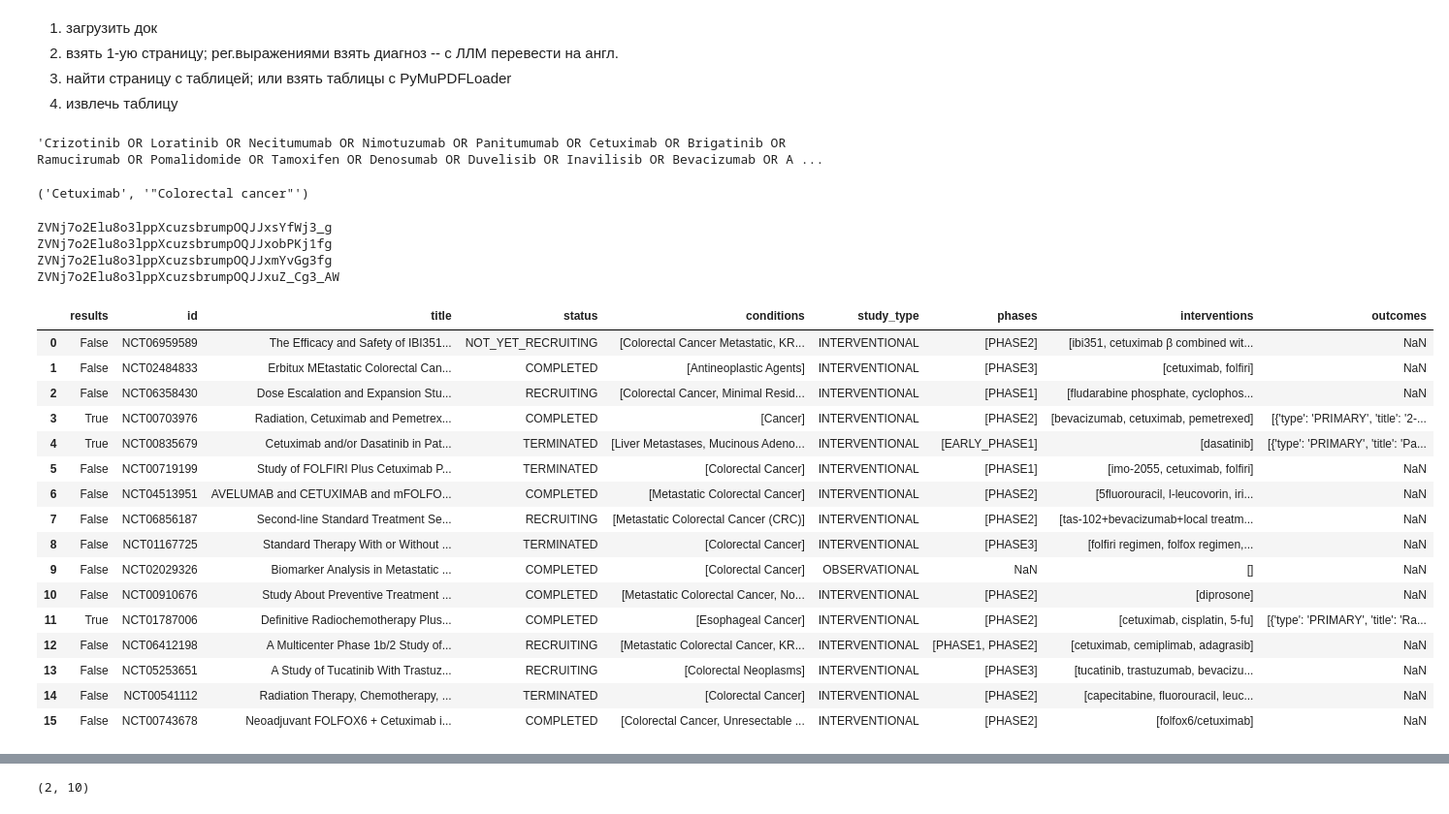
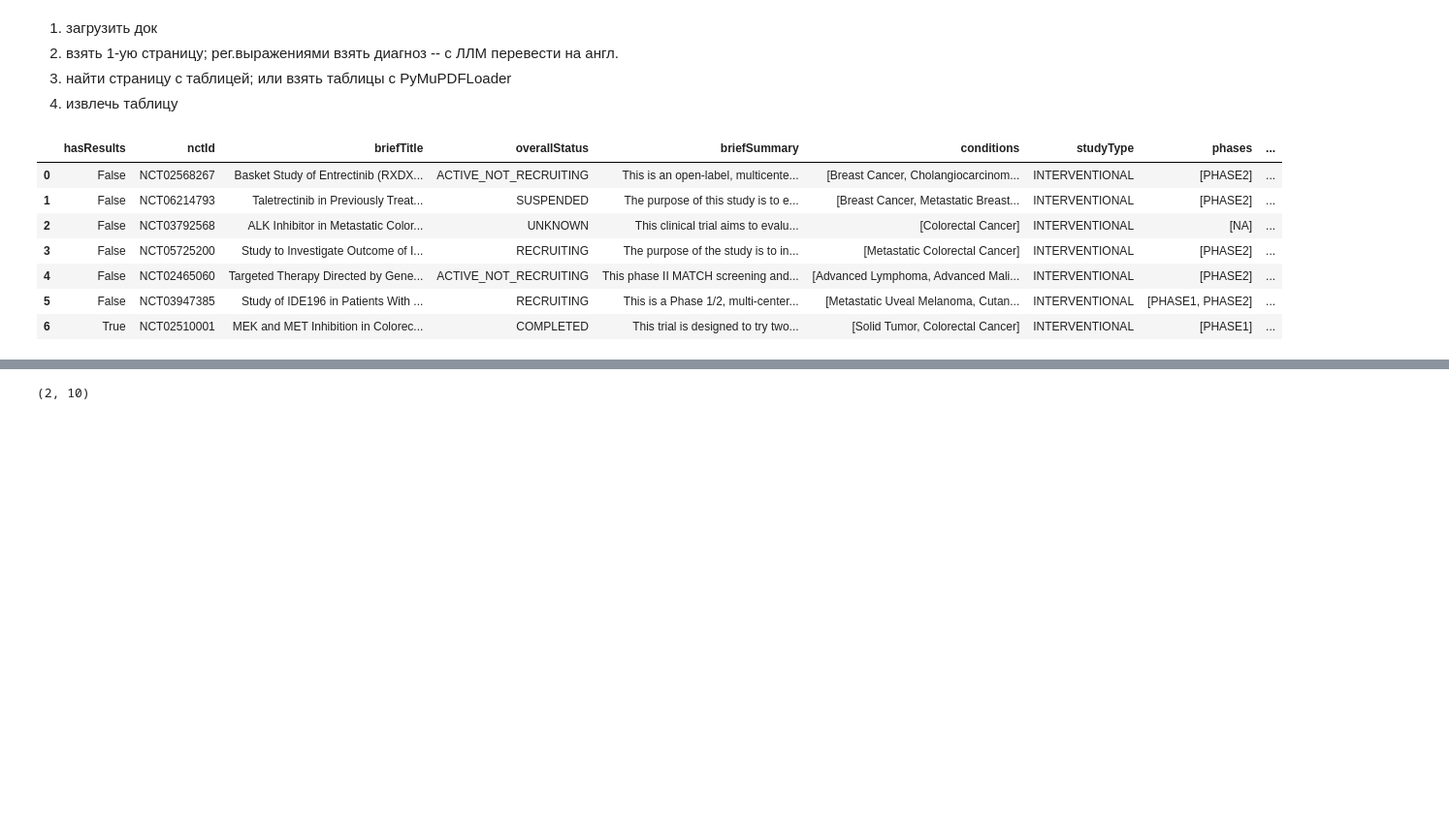
Before and after one commit to Mpkosh/TrialMind-SLR, a Jupyter notebook: draft.ipynb, the cells around one changed output, grey strips where cells are left out. Shown at 97% size. Drawn from its saved outputs; the diff is of its cells as text; code cells hidden in the pictures; blank space fills up the shorter version.

Commit message:
screening for ct

```diff
--- a/draft.ipynb
+++ b/draft.ipynb
@@ -105,39 +331,18 @@ fin_condition, treatements_eng
 -- с ЛЛМ перевести на англ.
 3. найти страницу с таблицей; или взять таблицы с PyMuPDFLoader
 4. извлечь таблицу
-# %%
-' OR '.join(treatements_eng)
-# %% [output]
-'Crizotinib OR Loratinib OR Necitumumab OR Nimotuzumab OR Panitumumab OR Cetuximab OR Brigatinib OR Ramucirumab OR Pomalidomide OR Tamoxifen OR Denosumab OR Duvelisib OR Inavilisib OR Bevacizumab OR A ...
-# %%
-treatements_eng[5], f'''"{fin_condition}"'''
-# %% [output]
-('Cetuximab', '"Colorectal cancer"')
 # %%
 all_studies = extract.get_clinicaltrials(f'''"{fin_condition}"''',
                                       #' OR '.join(treatements_eng),
-                                       treatements_eng[5],
-                                      max_studies=4)
+                                       treatements_eng[0],
+                                      max_studies=3)
 all_studies
 # %% [output]
-ZVNj7o2Elu8o3lppXcuzsbrumpOQJJxsYfWj3_g
-ZVNj7o2Elu8o3lppXcuzsbrumpOQJJxobPKj1fg
-ZVNj7o2Elu8o3lppXcuzsbrumpOQJJxmYvGg3fg
-ZVNj7o2Elu8o3lppXcuzsbrumpOQJJxuZ_Cg3_AW
-|  | results | id | title | status | conditions | study_type | phases | interventions | outcomes |
-| 0 | False | NCT06959589 | The Efficacy and Safety of IBI351... | NOT_YET_RECRUITING | [Colorectal Cancer Metastatic, KR... | INTERVENTIONAL | [PHASE2] | [ibi351, cetuximab β combined wit... | NaN |
-| 1 | False | NCT02484833 | Erbitux MEtastatic Colorectal Can... | COMPLETED | [Antineoplastic Agents] | INTERVENTIONAL | [PHASE3] | [cetuximab, folfiri] | NaN |
-| 2 | False | NCT06358430 | Dose Escalation and Expansion Stu... | RECRUITING | [Colorectal Cancer, Minimal Resid... | INTERVENTIONAL | [PHASE1] | [fludarabine phosphate, cyclophos... | NaN |
-| 3 | True | NCT00703976 | Radiation, Cetuximab and Pemetrex... | COMPLETED | [Cancer] | INTERVENTIONAL | [PHASE2] | [bevacizumab, cetuximab, pemetrexed] | [{'type': 'PRIMARY', 'title': '2-... |
-| 4 | True | NCT00835679 | Cetuximab and/or Dasatinib in Pat... | TERMINATED | [Liver Metastases, Mucinous Adeno... | INTERVENTIONAL | [EARLY_PHASE1] | [dasatinib] | [{'type': 'PRIMARY', 'title': 'Pa... |
-| 5 | False | NCT00719199 | Study of FOLFIRI Plus Cetuximab P... | TERMINATED | [Colorectal Cancer] | INTERVENTIONAL | [PHASE1] | [imo-2055, cetuximab, folfiri] | NaN |
-| 6 | False | NCT04513951 | AVELUMAB and CETUXIMAB and mFOLFO... | COMPLETED | [Metastatic Colorectal Cancer] | INTERVENTIONAL | [PHASE2] | [5fluorouracil, l-leucovorin, iri... | NaN |
-| 7 | False | NCT06856187 | Second-line Standard Treatment Se... | RECRUITING | [Metastatic Colorectal Cancer (CRC)] | INTERVENTIONAL | [PHASE2] | [tas-102+bevacizumab+local treatm... | NaN |
-| 8 | False | NCT01167725 | Standard Therapy With or Without ... | TERMINATED | [Colorectal Cancer] | INTERVENTIONAL | [PHASE3] | [folfiri regimen, folfox regimen,... | NaN |
-| 9 | False | NCT02029326 | Biomarker Analysis in Metastatic ... | COMPLETED | [Colorectal Cancer] | OBSERVATIONAL | NaN | [] | NaN |
-| 10 | False | NCT00910676 | Study About Preventive Treatment ... | COMPLETED | [Metastatic Colorectal Cancer, No... | INTERVENTIONAL | [PHASE2] | [diprosone] | NaN |
-| 11 | True | NCT01787006 | Definitive Radiochemotherapy Plus... | COMPLETED | [Esophageal Cancer] | INTERVENTIONAL | [PHASE2] | [cetuximab, cisplatin, 5-fu] | [{'type': 'PRIMARY', 'title': 'Ra... |
-| 12 | False | NCT06412198 | A Multicenter Phase 1b/2 Study of... | RECRUITING | [Metastatic Colorectal Cancer, KR... | INTERVENTIONAL | [PHASE1, PHASE2] | [cetuximab, cemiplimab, adagrasib] | NaN |
-| 13 | False | NCT05253651 | A Study of Tucatinib With Trastuz... | RECRUITING | [Colorectal Neoplasms] | INTERVENTIONAL | [PHASE3] | [tucatinib, trastuzumab, bevacizu... | NaN |
-| 14 | False | NCT00541112 | Radiation Therapy, Chemotherapy, ... | TERMINATED | [Colorectal Cancer] | INTERVENTIONAL | [PHASE2] | [capecitabine, fluorouracil, leuc... | NaN |
-| 15 | False | NCT00743678 | Neoadjuvant FOLFOX6 + Cetuximab i... | COMPLETED | [Colorectal Cancer, Unresectable ... | INTERVENTIONAL | [PHASE2] | [folfox6/cetuximab] | NaN |
+|  | hasResults | nctId | briefTitle | overallStatus | briefSummary | conditions | studyType | phases | ... |
+| 0 | False | NCT02568267 | Basket Study of Entrectinib (RXDX... | ACTIVE_NOT_RECRUITING | This is an open-label, multicente... | [Breast Cancer, Cholangiocarcinom... | INTERVENTIONAL | [PHASE2] | ... |
+| 1 | False | NCT06214793 | Taletrectinib in Previously Treat... | SUSPENDED | The purpose of this study is to e... | [Breast Cancer, Metastatic Breast... | INTERVENTIONAL | [PHASE2] | ... |
+| 2 | False | NCT03792568 | ALK Inhibitor in Metastatic Color... | UNKNOWN | This clinical trial aims to evalu... | [Colorectal Cancer] | INTERVENTIONAL | [NA] | ... |
+| 3 | False | NCT05725200 | Study to Investigate Outcome of I... | RECRUITING | The purpose of the study is to in... | [Metastatic Colorectal Cancer] | INTERVENTIONAL | [PHASE2] | ... |
+| 4 | False | NCT02465060 | Targeted Therapy Directed by Gene... | ACTIVE_NOT_RECRUITING | This phase II MATCH screening and... | [Advanced Lymphoma, Advanced Mali... | INTERVENTIONAL | [PHASE2] | ... |
+| 5 | False | NCT03947385 | Study of IDE196 in Patients With ... | RECRUITING | This is a Phase 1/2, multi-center... | [Metastatic Uveal Melanoma, Cutan... | INTERVENTIONAL | [PHASE1, PHASE2] | ... |
+| 6 | True | NCT02510001 | MEK and MET Inhibition in Colorec... | COMPLETED | This trial is designed to try two... | [Solid Tumor, Colorectal Cancer] | INTERVENTIONAL | [PHASE1] | ... |
```
Also changed, not shown: parts of 25 cells of this notebook, 7 other files.
